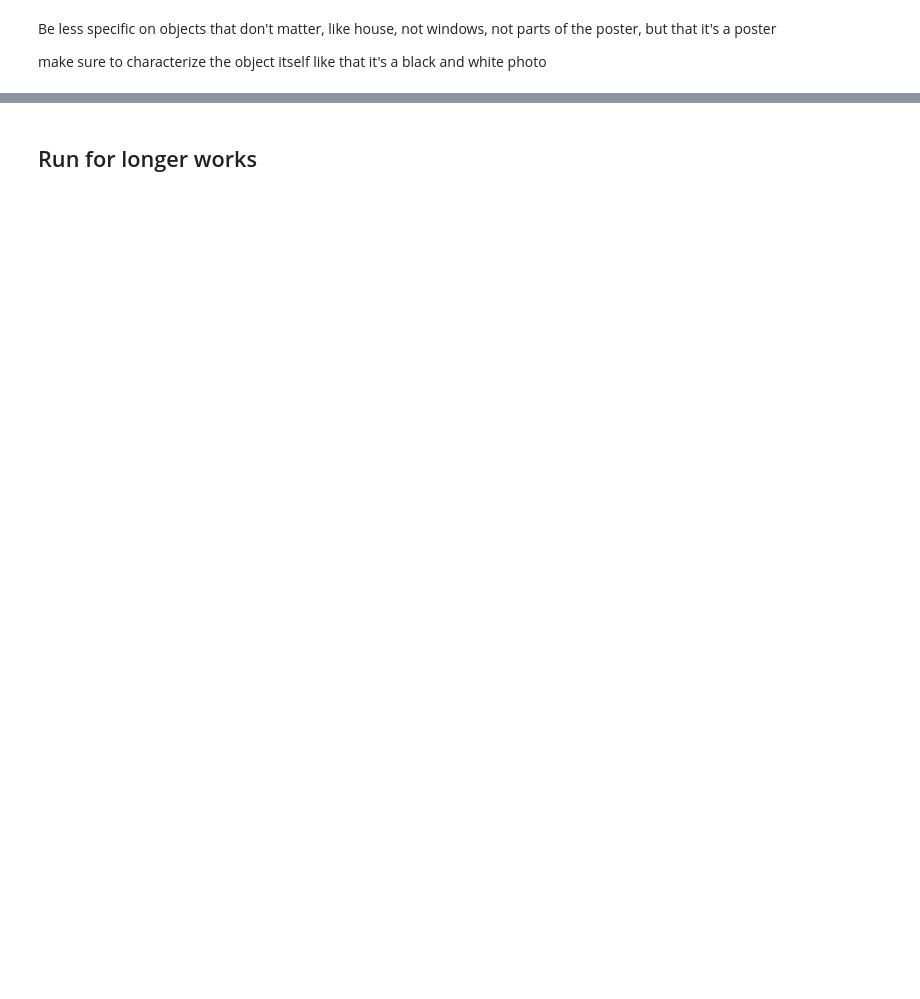
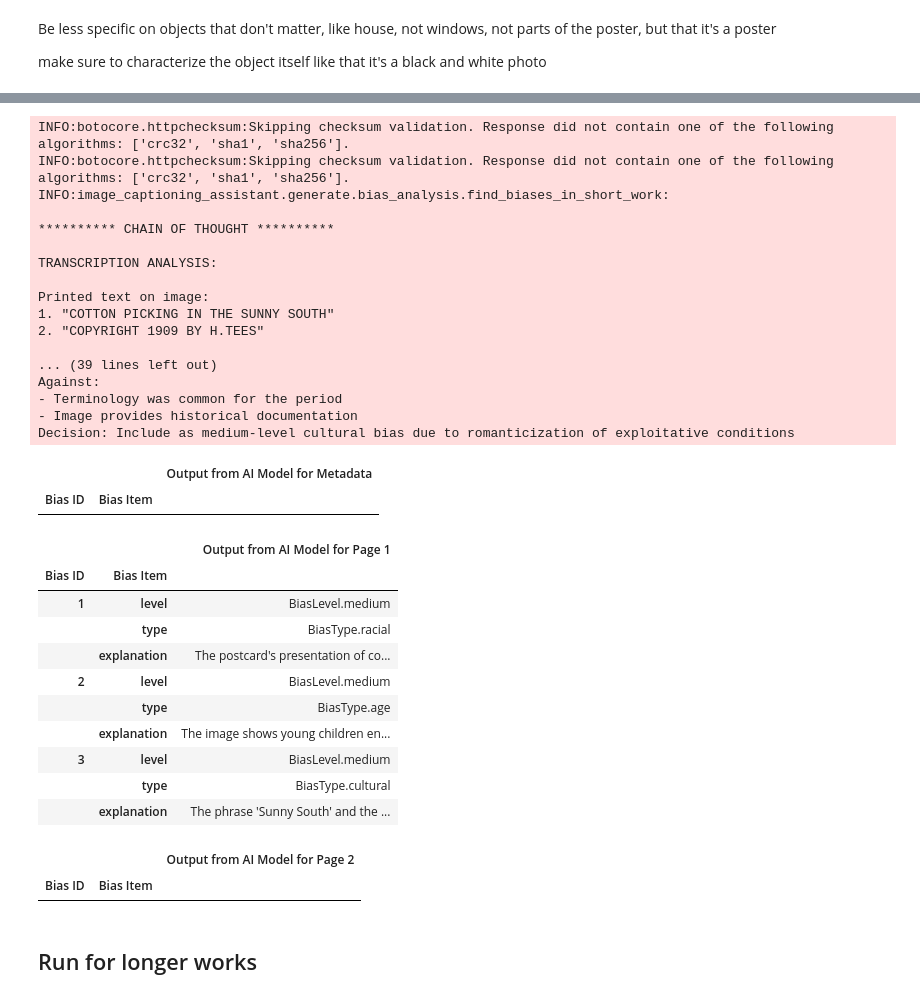
Before and after one commit to emory-libraries/ai-description, a Jupyter notebook: projects/research/bias_generation.ipynb, the cells around one changed output, grey strips where cells are left out. Cells and saved outputs as stored; diff of their text form; code cells hidden in the pictures; blank space fills up the shorter version.

```diff
--- a/projects/research/bias_generation.ipynb
+++ b/projects/research/bias_generation.ipynb
@@ -300,3 +309,45 @@ The image and text contain some concerning elements in terms of language choice
+# %%
+model_id = "amazon.nova-pro-v1:0"
+model_id = "us.anthropic.claude-3-5-sonnet-20241022-v2:0"
+results = gen_bias_for_wid("880ht76hj7-cor", "Front", model_id=model_id)  # cotton in sunny south 689d51c5f7-cor
+# results = gen_bias_for_wid("989r2280h5-cor", "Front")  # Hatian mother with offspring
+# results = gen_bias_for_wid("689d51c5f7-cor", "Front")  # AA boy pointing at possum in tree
+# results = gen_bias_for_wid('24298sf7s0-cor', "Front")  # Burning of AA man
+# print(results.cot)
+print_output(results.model_dump())
+# %% [output]
+INFO:botocore.httpchecksum:Skipping checksum validation. Response did not contain one of the following algorithms: ['crc32', 'sha1', 'sha256'].
+INFO:botocore.httpchecksum:Skipping checksum validation. Response did not contain one of the following algorithms: ['crc32', 'sha1', 'sha256'].
+INFO:image_captioning_assistant.generate.bias_analysis.find_biases_in_short_work:
+
+********** CHAIN OF THOUGHT **********
+
+TRANSCRIPTION ANALYSIS:
+
+Printed text on image:
+1. "COTTON PICKING IN THE SUNNY SOUTH"
+2. "COPYRIGHT 1909 BY H.TEES"
+
+... (39 lines left out)
+Against:
+- Terminology was common for the period
+- Image provides historical documentation
+Decision: Include as medium-level cultural bias due to romanticization of exploitative conditions
+|  |  | Output from AI Model for Metadata |
+| Bias ID | Bias Item |  |
+|  |  | Output from AI Model for Page 1 |
+| Bias ID | Bias Item |  |
+| 1 | level | BiasLevel.medium |
+|  | type | BiasType.racial |
+|  | explanation | The postcard's presentation of co... |
+| 2 | level | BiasLevel.medium |
+|  | type | BiasType.age |
+|  | explanation | The image shows young children en... |
+| 3 | level | BiasLevel.medium |
+|  | type | BiasType.cultural |
+|  | explanation | The phrase 'Sunny South' and the ... |
+|  |  | Output from AI Model for Page 2 |
+| Bias ID | Bias Item |  |
 # %% [markdown]
 ## Run for longer works
 # %%
```
Also changed, not shown: parts of 7 cells of this notebook, 4 other files.
